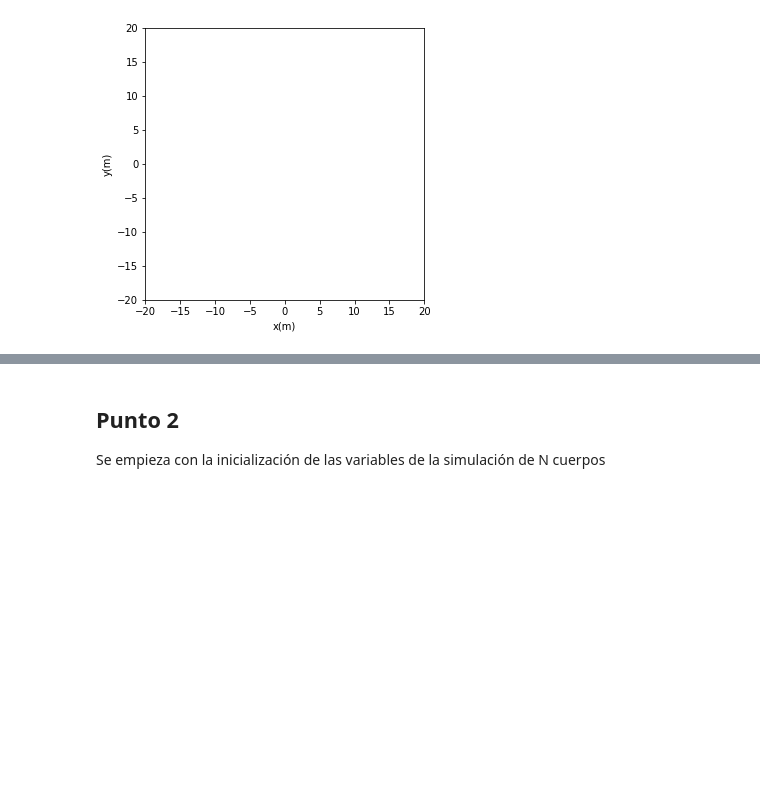
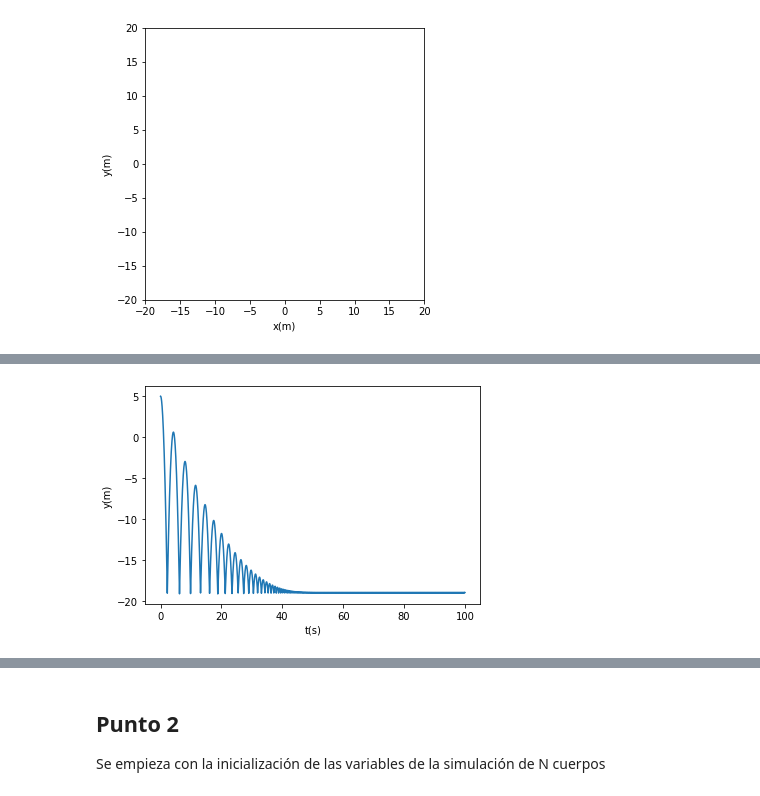
Before and after one commit to CarlosAlbertoCalvachiSalas/CarlosCalvachi, a Jupyter notebook: semana1/tarea1.ipynb, the cells around one changed output, grey strips where cells are left out. Drawn from its saved outputs; the diff is of its cells as text; code cells hidden in the pictures; blank space fills up the shorter version.

```diff
--- a/semana1/tarea1.ipynb
+++ b/semana1/tarea1.ipynb
@@ -286,0 +314,12 @@ Animation = anim.FuncAnimation(fig, lambda i: Update(i, Particles = [dampedParti
+# %%
+tmax = 100
+t = np.arange(0,tmax+dt,dt)
+
+y = dampedParticle2.GetPositionVector()[:, 1]
+
+plt.xlabel('t(s)')
+plt.ylabel('y(m)')
+plt.plot(t, y)
+plt.show()
+# %% [output]
+[figure, added]
```
Also changed, not shown: parts of 13 cells of this notebook, 1 other file.
